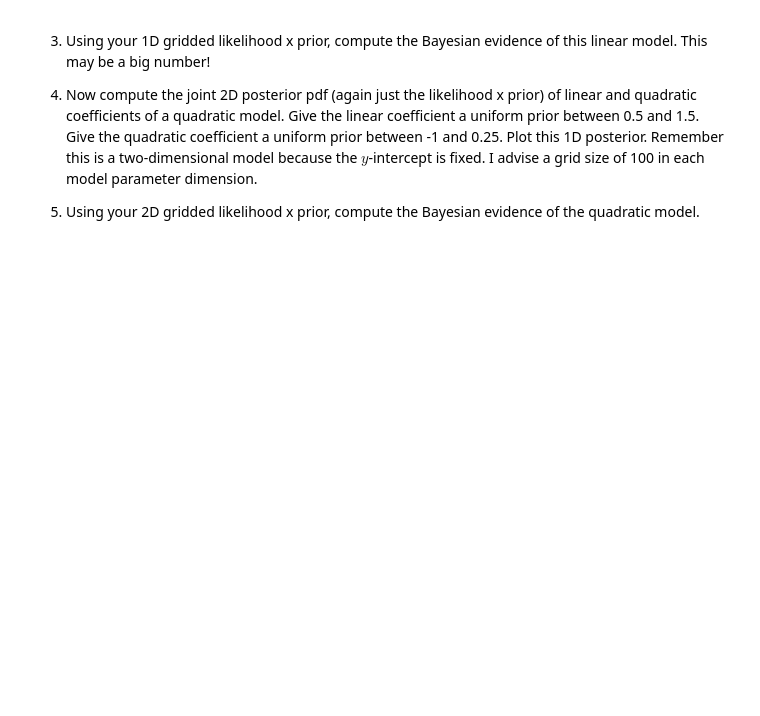
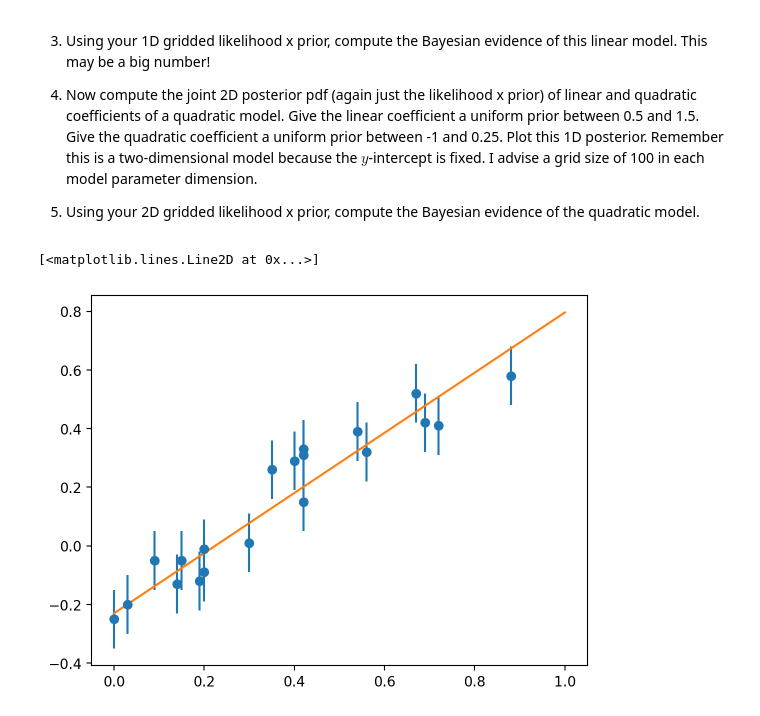
Before and after one commit to agupta-umiss/phys629-fall-2023, a Jupyter notebook: student_folders/arindam_sharma/phys629_f23_hw8_ArindamSharma.ipynb, the cells around one changed output. Drawn from its saved outputs; the diff is of its cells as text; code cells hidden in the pictures; blank space fills up the shorter version.

```diff
--- a/student_folders/arindam_sharma/phys629_f23_hw8_ArindamSharma.ipynb
+++ b/student_folders/arindam_sharma/phys629_f23_hw8_ArindamSharma.ipynb
@@ -60,0 +59,12 @@ def post(y):
+# %%
+#1
+
+data = np.load('../../homeworks/hw_data/hw8_data.npy')
+x, y, sigma_y = data
+
+xgrid = np.linspace(0,1,100)
+plt.errorbar(x, y, yerr=sigma_y, fmt='o')
+plt.plot(xgrid, th0 + xgrid * th1_arr[maxidx])
+# %% [output]
+[<matplotlib.lines.Line2D at 0x...>]
+[figure, added]
```
Also changed, not shown: parts of 6 cells of this notebook, 2 other files.
